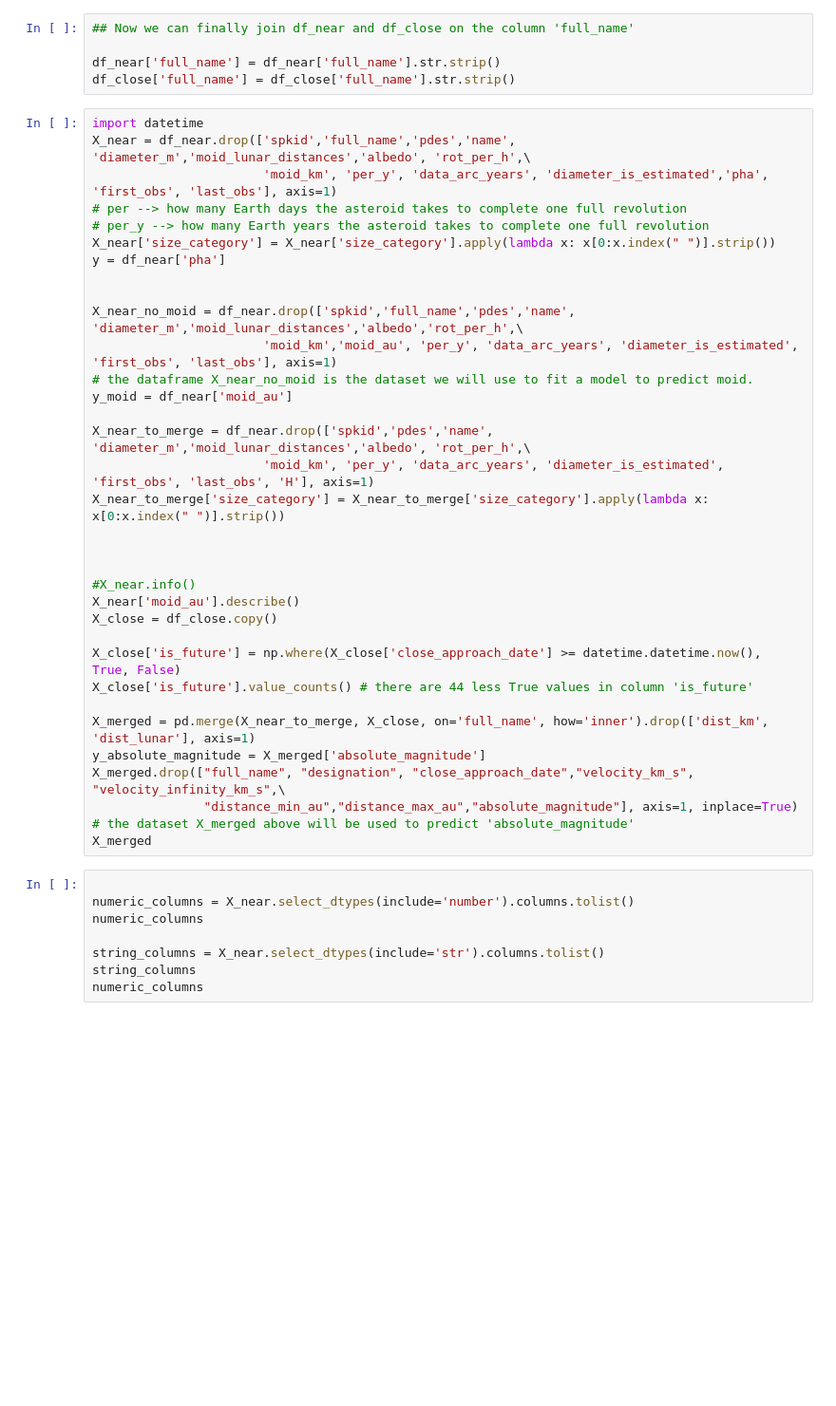
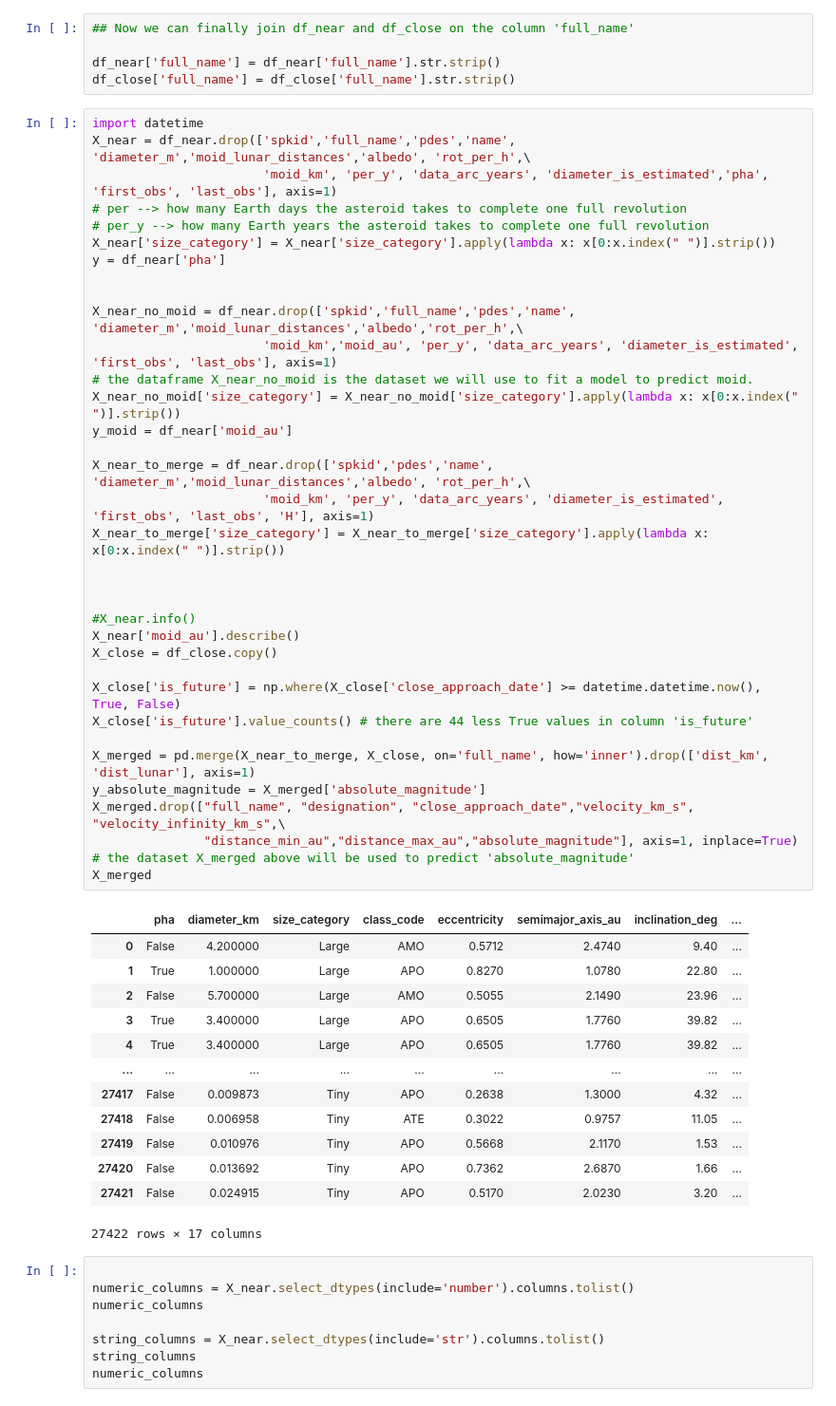
Before and after one commit to HzeroD/near_earth_asteroid_predictor, a Jupyter notebook: train.ipynb, the cells around one changed output. Shown at 95% size. Drawn from its saved outputs; the diff is of its cells as text; blank space fills up the shorter version.

```diff
--- a/train.ipynb
+++ b/train.ipynb
@@ -72,33 +72,48 @@ X_near = df_near.drop(['spkid','full_name','pdes','name', 'diameter_m','moid_lun
 # per --> how many Earth days the asteroid takes to complete one full revolution
 # per_y --> how many Earth years the asteroid takes to complete one full revolution
 X_near['size_category'] = X_near['size_category'].apply(lambda x: x[0:x.index(" ")].strip())
 y = df_near['pha']
 
 
 X_near_no_moid = df_near.drop(['spkid','full_name','pdes','name', 'diameter_m','moid_lunar_distances','albedo','rot_per_h',\
                        'moid_km','moid_au', 'per_y', 'data_arc_years', 'diameter_is_estimated', 'first_obs', 'last_obs'], axis=1)
 # the dataframe X_near_no_moid is the dataset we will use to fit a model to predict moid.
+X_near_no_moid['size_category'] = X_near_no_moid['size_category'].apply(lambda x: x[0:x.index(" ")].strip())
 y_moid = df_near['moid_au']
 
 X_near_to_merge = df_near.drop(['spkid','pdes','name', 'diameter_m','moid_lunar_distances','albedo', 'rot_per_h',\
                        'moid_km', 'per_y', 'data_arc_years', 'diameter_is_estimated', 'first_obs', 'last_obs', 'H'], axis=1)
 X_near_to_merge['size_category'] = X_near_to_merge['size_category'].apply(lambda x: x[0:x.index(" ")].strip())
 
 
 
 #X_near.info()
 X_near['moid_au'].describe()
 X_close = df_close.copy()
 
 X_close['is_future'] = np.where(X_close['close_approach_date'] >= datetime.datetime.now(), True, False)
 X_close['is_future'].value_counts() # there are 44 less True values in column 'is_future'
 
 X_merged = pd.merge(X_near_to_merge, X_close, on='full_name', how='inner').drop(['dist_km', 'dist_lunar'], axis=1)
 y_absolute_magnitude = X_merged['absolute_magnitude']
 X_merged.drop(["full_name", "designation", "close_approach_date","velocity_km_s", "velocity_infinity_km_s",\
                "distance_min_au","distance_max_au","absolute_magnitude"], axis=1, inplace=True)
 # the dataset X_merged above will be used to predict 'absolute_magnitude'
 X_merged
+# %% [output]
+|  | pha | diameter_km | size_category | class_code | eccentricity | semimajor_axis_au | inclination_deg | ... |
+| 0 | False | 4.200000 | Large | AMO | 0.5712 | 2.4740 | 9.40 | ... |
+| 1 | True | 1.000000 | Large | APO | 0.8270 | 1.0780 | 22.80 | ... |
+| 2 | False | 5.700000 | Large | AMO | 0.5055 | 2.1490 | 23.96 | ... |
+| 3 | True | 3.400000 | Large | APO | 0.6505 | 1.7760 | 39.82 | ... |
+| 4 | True | 3.400000 | Large | APO | 0.6505 | 1.7760 | 39.82 | ... |
+| ... | ... | ... | ... | ... | ... | ... | ... | ... |
+| 27417 | False | 0.009873 | Tiny | APO | 0.2638 | 1.3000 | 4.32 | ... |
+| 27418 | False | 0.006958 | Tiny | ATE | 0.3022 | 0.9757 | 11.05 | ... |
+| 27419 | False | 0.010976 | Tiny | APO | 0.5668 | 2.1170 | 1.53 | ... |
+| 27420 | False | 0.013692 | Tiny | APO | 0.7362 | 2.6870 | 1.66 | ... |
+| 27421 | False | 0.024915 | Tiny | APO | 0.5170 | 2.0230 | 3.20 | ... |
+27422 rows × 17 columns
 # %%
 
 numeric_columns = X_near.select_dtypes(include='number').columns.tolist()
```
Also changed, not shown: parts of 5 cells of this notebook, 6 other files.
